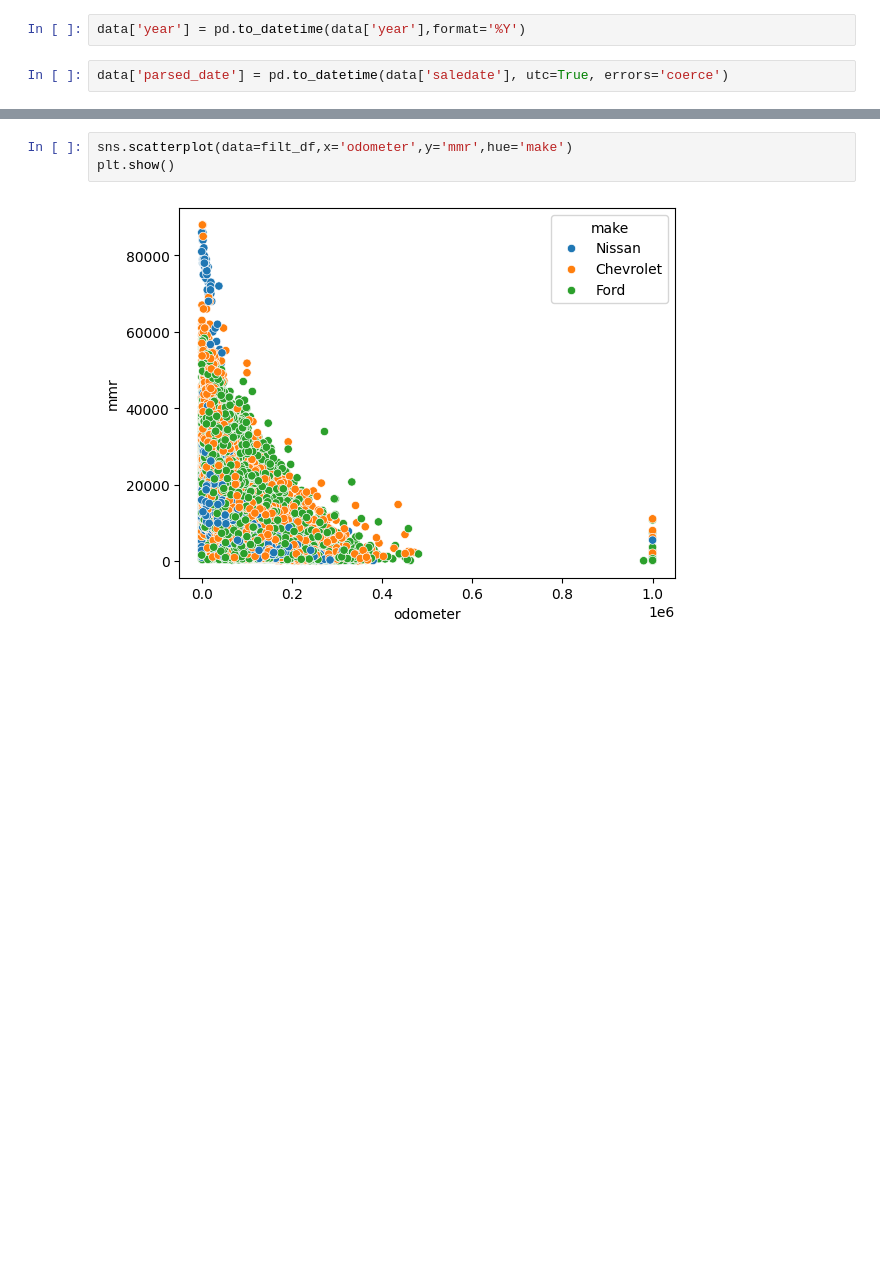
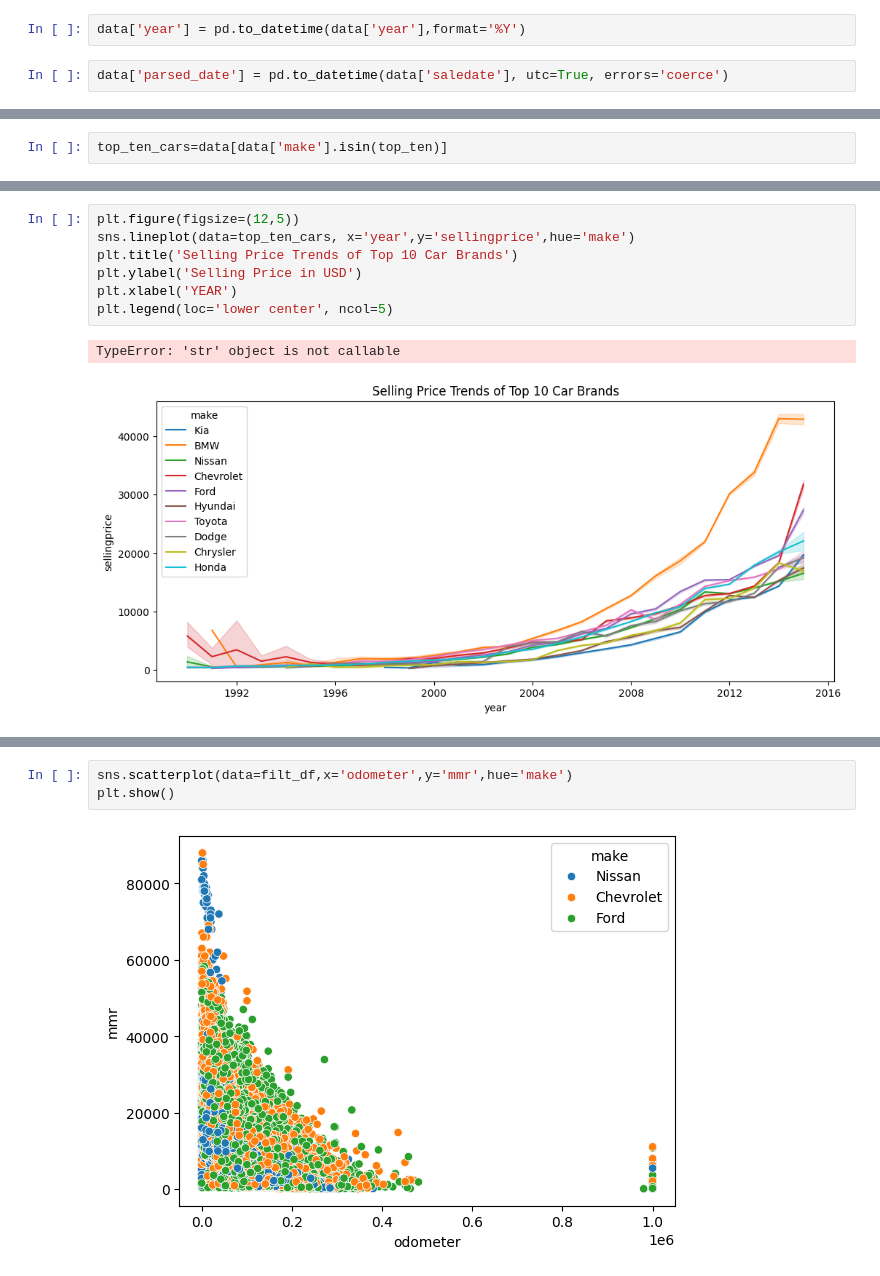
Before and after one commit to WamzMwangi/Python_Data_Analysis, a Jupyter notebook: Pandas/Practice/code_along_visualizations.ipynb, the cells around one changed output, grey strips where cells are left out. Saved outputs shown, nothing was run; the diff lists cells and outputs as text; blank space fills up the shorter version.

```diff
--- a/Pandas/Practice/code_along_visualizations.ipynb
+++ b/Pandas/Practice/code_along_visualizations.ipynb
@@ -140,0 +166,2 @@ plt.show()
+# %%
+top_ten_cars=data[data['make'].isin(top_ten)]
@@ -140,0 +177,10 @@ plt.show()
+# %%
+plt.figure(figsize=(12,5))
+sns.lineplot(data=top_ten_cars, x='year',y='sellingprice',hue='make')
+plt.title('Selling Price Trends of Top 10 Car Brands')
+plt.ylabel('Selling Price in USD')
+plt.xlabel('YEAR')
+plt.legend(loc='lower center', ncol=5)
+# %% [output]
+TypeError: 'str' object is not callable
+[figure, added]
```
Also changed, not shown: parts of 24 cells of this notebook.
